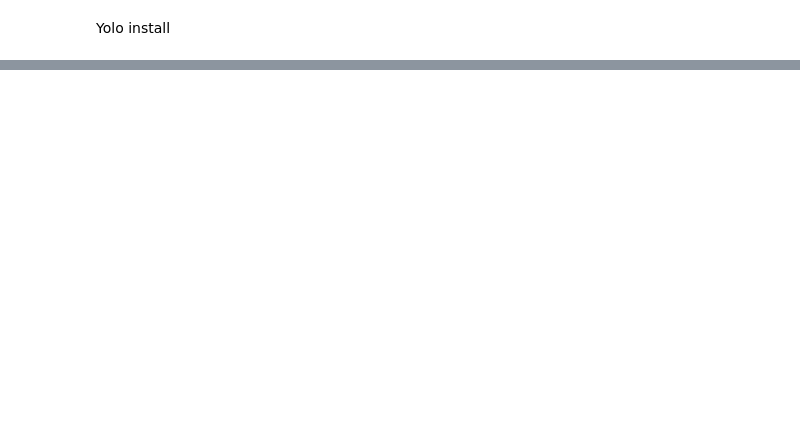
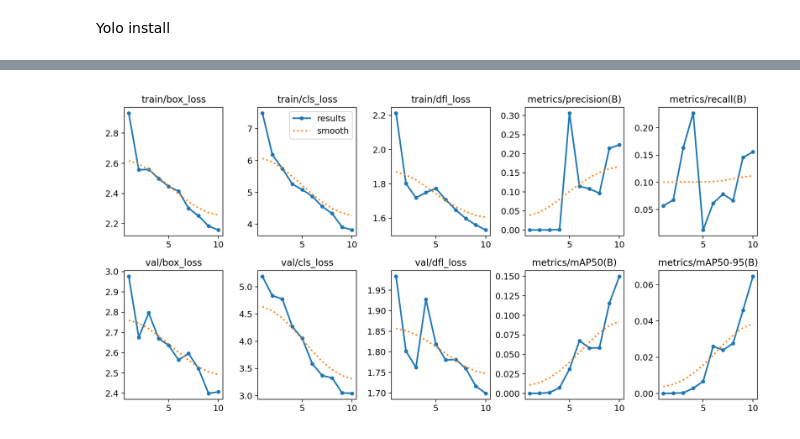
Before and after one commit to Luscaswolf/BrokenBones_yollo, a Jupyter notebook: Bones_YoloV8.ipynb, the cells around one changed output, grey strips where cells are left out. Saved outputs shown, nothing was run; the diff lists cells and outputs as text; code cells hidden in the pictures; blank space fills up the shorter version.

```diff
--- a/Bones_YoloV8.ipynb
+++ b/Bones_YoloV8.ipynb
@@ -100,4 +102,8 @@ KeyboardInterrupt:
 # %%
 from IPython.display import Image
+# %%
+Image('/content/runs/detect/train/results.png')
+# %% [output]
+[figure, added]
 # %%
 Image('/content/runs/detect/train2/results.png')
```
Also changed, not shown: parts of 7 cells of this notebook.
